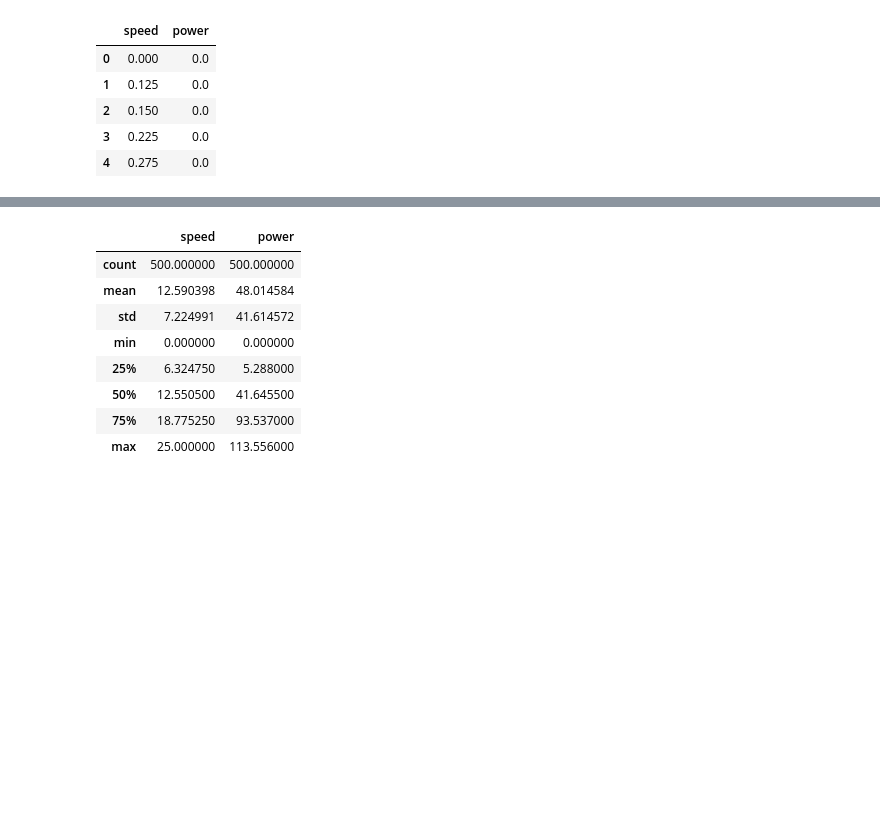
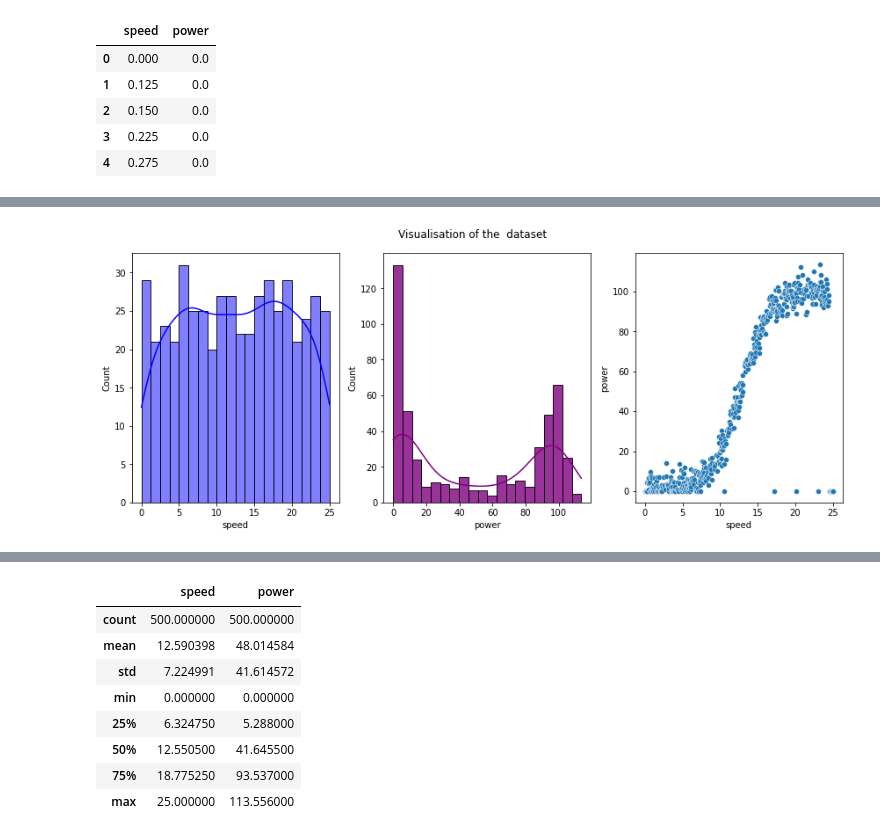
Before and after one commit to angela1C/MLASProject, a Jupyter notebook: speed_power.ipynb, the cells around one changed output, grey strips where cells are left out. Saved outputs shown, nothing was run; the diff lists cells and outputs as text; code cells hidden in the pictures; blank space fills up the shorter version.

Commit message:
tidy up and review EDA stats and plots

```diff
--- a/speed_power.ipynb
+++ b/speed_power.ipynb
@@ -219,0 +197,13 @@ Pandas `describe` function generates statistics that summarize the central tende
+# %%
+%matplotlib inline
+
+# plot the histograms of Speed values
+f, axs = plt.subplots(1, 3, figsize=(12, 5))
+sns.histplot(data=df, x="speed", ax=axs[0], bins=20, kde=True,color="blue")
+sns.histplot(data=df, x="power", alpha=.8, legend=False, ax=axs[1], bins=20, kde=True, color="purple")
+sns.scatterplot(x=df['speed'],y=df['power'])
+#plt.title("Speed vs Power");
+plt.suptitle("Visualisation of the  dataset")
+f.tight_layout()
+# %% [output]
+[figure, added]
```
Also changed, not shown: parts of 41 cells of this notebook.
